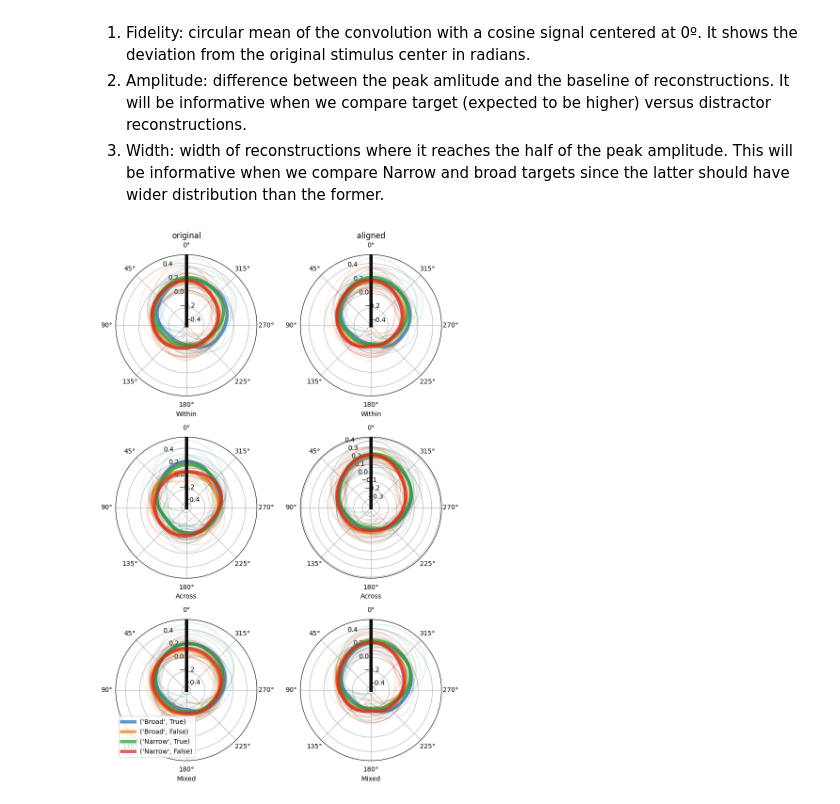
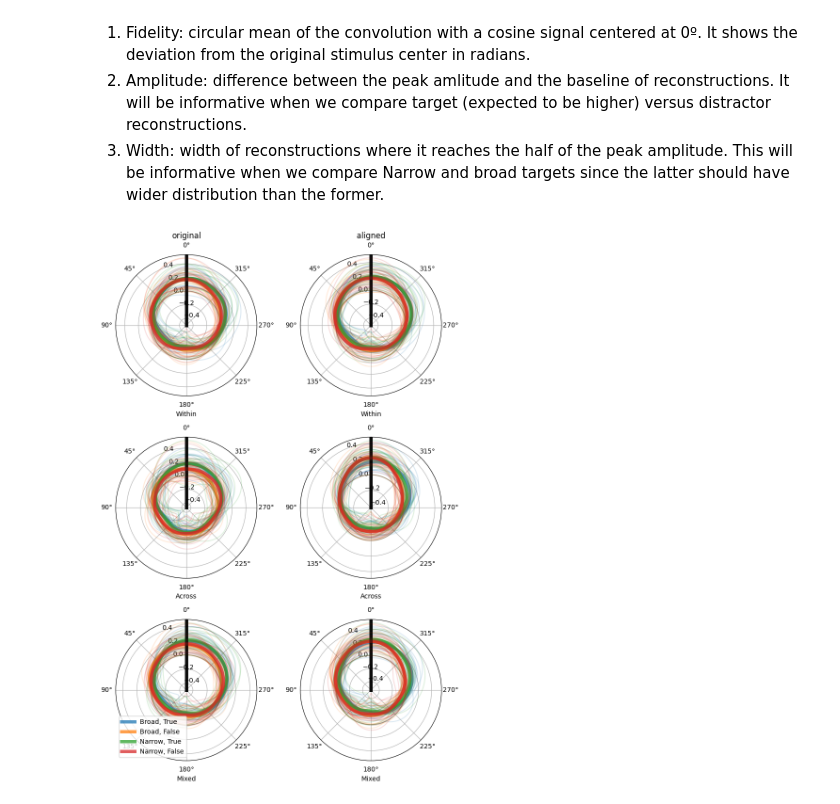
Before and after one commit to mert-ozkan/iem_tutorial, a Jupyter notebook: iem_with_procrustes_for_ssveps.ipynb, the cells around one changed output. Cells and saved outputs as stored; diff of their text form; code cells hidden in the pictures.

```diff
--- a/iem_with_procrustes_for_ssveps.ipynb
+++ b/iem_with_procrustes_for_ssveps.ipynb
@@ -542,10 +541,10 @@ We will also create multiple random training and testing folds to minimize sampl
 
 Let's first select first 10 participants from the original dataset.
 # %%
-n_sub = 10
+n_sub = 20
 subs = np.arange(n_sub)
 # Sub7 session is incomplete
-subs[subs==7] = 11
+subs[subs==7] = 16
 subs = np.sort(subs)
 df = process_fft_data(filepath='./data/trial_fft_and_snrs_per_channel.csv',
                       participant_id=subs)
@@ -570,7 +569,7 @@ df
 k_fold = 10
 rec_mat = np.zeros([k_fold, len(stimulus_space)])
 comparisons = ["Train7Test7", "Train7Test8", "Train8Test7", "Train8Test8", "TrainAllTestAll"]
-conditions = get_interaction_levels(dfN, ["conditions", "isTargetSNR"])
+conditions = get_interaction_levels(df, ["conditions", "isTargetSNR"])
 
 # Save each average centered reconstruction per participant, transformation,
 # condition, and training/testing set type
@@ -726,5 +725,5 @@ for whSub, subN in enumerate(df.participant.unique()):
         for condN, idxN in cond_idx.items():
             C_hat[f"Sub{whSub}"]["aligned"][condN]["TrainAllTestAll"][k,:] = recN[idxN,:].mean(axis=0)
 
-        print(f"\rSub{whSub} of {n_sub}\tFold{k} of {k_fold}", end="")
+        print(f"\rSub{whSub+1} of {n_sub}\tFold{k+1} of {k_fold}", end="")
 # %% [output]
@@ -786,26 +785,26 @@ for whSub, subN in C_hat.items():
 # %%
 fig, ax = plt.subplots(len(comparisons_comb), 2, figsize = (8, 12), subplot_kw={'projection': 'polar'})
 
 for whComp, compN in enumerate(comparisons_comb):
 
     for whTrans, transN in enumerate(["original", "aligned"]):
 
         ax[whComp, whTrans].set_xlabel(compN)
         for whCond, condN in enumerate(conditions):
 
             ax[0, whTrans].set_title(transN)
             respN =  np.zeros([n_sub,len(stimulus_space)])
             for whSub in range(n_sub):
                 respN[whSub,:] = C_hat_comb[f"Sub{whSub}"][transN][condN][compN].mean(axis=0)
                 ax[whComp, whTrans].plot(stimulus_space, respN[whSub],
                                          color = f"C{whCond}", alpha=.15)
 
             ax[whComp, whTrans].plot(stimulus_space, respN.mean(axis=0),
-                                     color = f"C{whCond}", lw=5, alpha=.75, label = condN)
+                                     color = f"C{whCond}", lw=5, alpha=.75, label = f"{condN[0]}, {condN[1]}")
             ax[whComp, whTrans].set_theta_zero_location("N")
             ax[whComp, whTrans].axvline(0, color='k', alpha=.5, lw=5)
 
 ax[-1,0].legend()
 fig.tight_layout()
 # %% [output]
-[figure, old version]
+[figure, new version]
```
Also changed, not shown: parts of 14 cells of this notebook.
